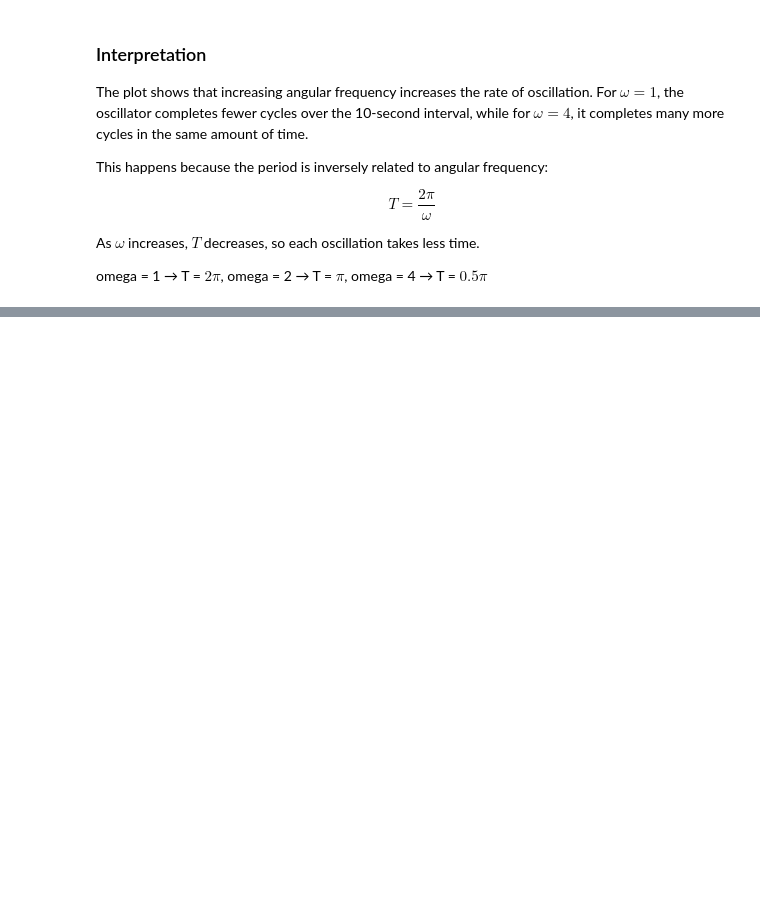
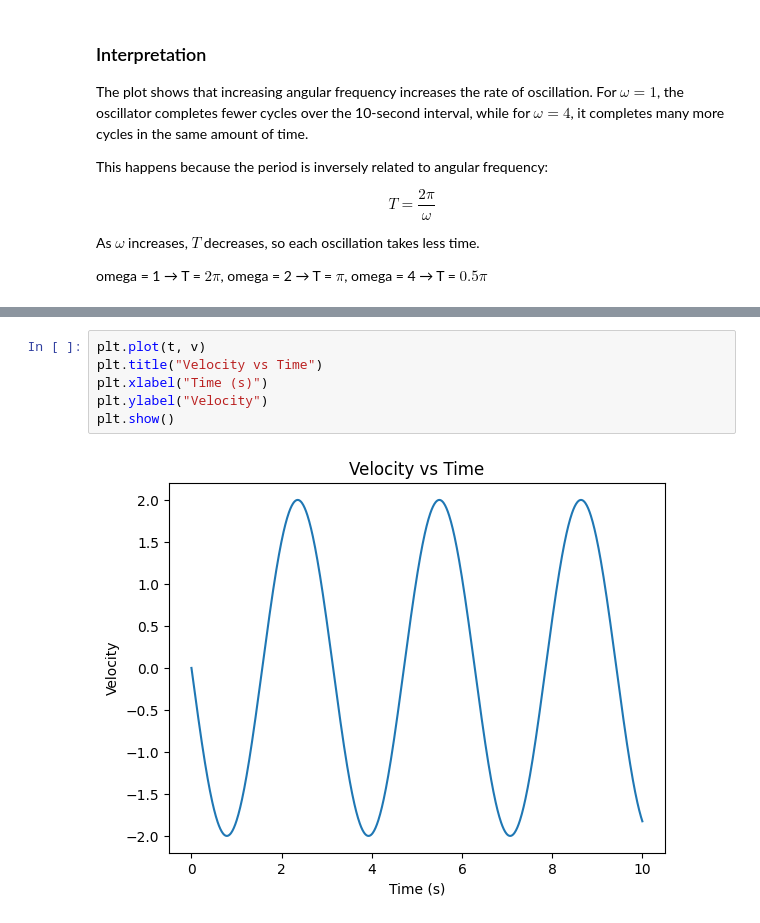
Before and after one commit to stara8525/Tcreations, a Jupyter notebook: shm-modelling-project/Notebooks/01_shm_simulation.ipynb, the cells around one changed output, grey strips where cells are left out. Cells and saved outputs as stored; diff of their text form; blank space fills up the shorter version.

```diff
--- a/shm-modelling-project/Notebooks/01_shm_simulation.ipynb
+++ b/shm-modelling-project/Notebooks/01_shm_simulation.ipynb
@@ -72,0 +109,8 @@ omega = 4 → T = $0.5\pi$
+# %%
+plt.plot(t, v)
+plt.title("Velocity vs Time")
+plt.xlabel("Time (s)")
+plt.ylabel("Velocity")
+plt.show()
+# %% [output]
+[figure, added]
```
Also changed, not shown: parts of 32 cells of this notebook, 4 other files.
